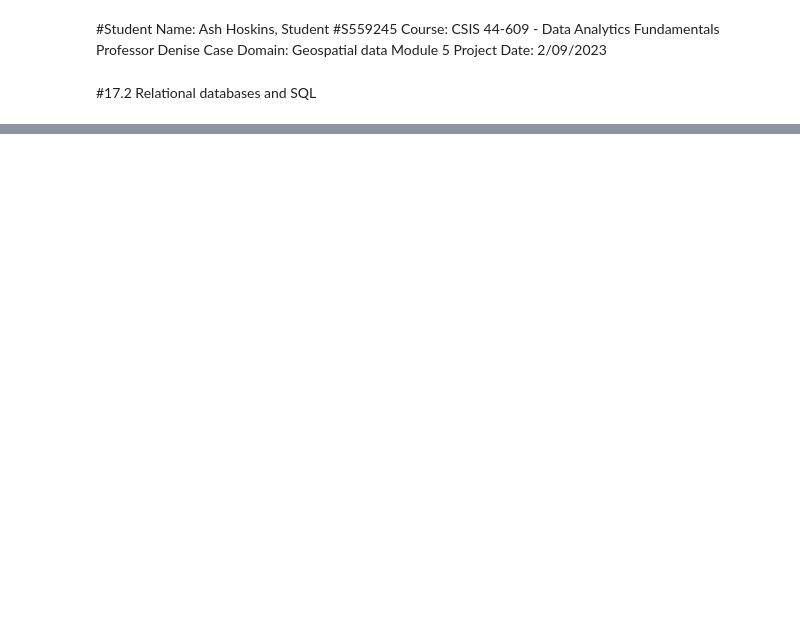
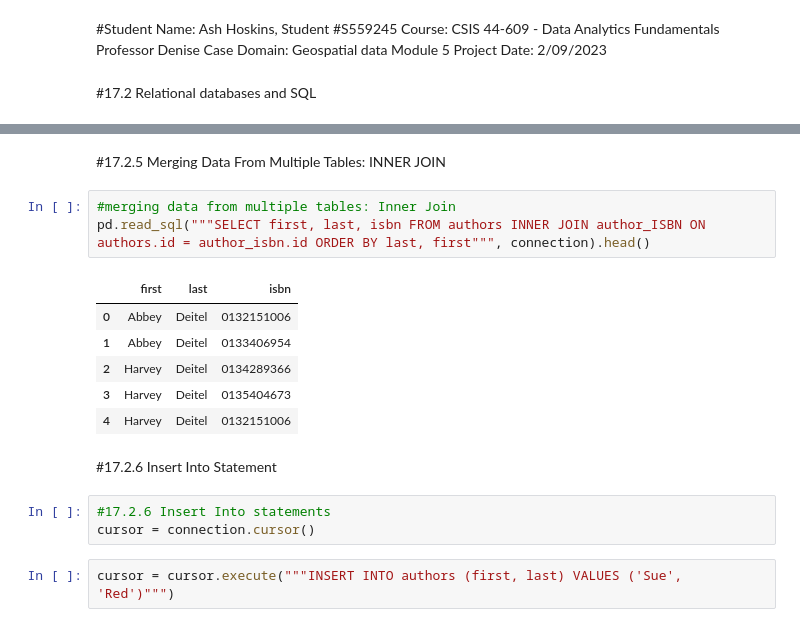
Before and after one commit to Hoskins-s559245/datafun-05-data-at-res, a Jupyter notebook: Hoskins_Task2and4.ipynb, the cells around one changed output, grey strips where cells are left out. Saved outputs shown, nothing was run; the diff lists cells and outputs as text; blank space fills up the shorter version.

```diff
--- a/Hoskins_Task2and4.ipynb
+++ b/Hoskins_Task2and4.ipynb
@@ -22,0 +146,19 @@ pd.read_sql('Select * FROM authors', connection, index_col=['id'])
+# %% [markdown]
+#17.2.5 Merging Data From Multiple Tables: INNER JOIN
+# %%
+#merging data from multiple tables: Inner Join
+pd.read_sql("""SELECT first, last, isbn FROM authors INNER JOIN author_ISBN ON authors.id = author_isbn.id ORDER BY last, first""", connection).head()
+# %% [output]
+|  | first | last | isbn |
+| 0 | Abbey | Deitel | 0132151006 |
+| 1 | Abbey | Deitel | 0133406954 |
+| 2 | Harvey | Deitel | 0134289366 |
+| 3 | Harvey | Deitel | 0135404673 |
+| 4 | Harvey | Deitel | 0132151006 |
+# %% [markdown]
+#17.2.6 Insert Into Statement
+# %%
+#17.2.6 Insert Into statements
+cursor = connection.cursor()
+# %%
+cursor = cursor.execute("""INSERT INTO authors (first, last) VALUES ('Sue', 'Red')""")
```
Also changed, not shown: parts of 32 cells of this notebook.
